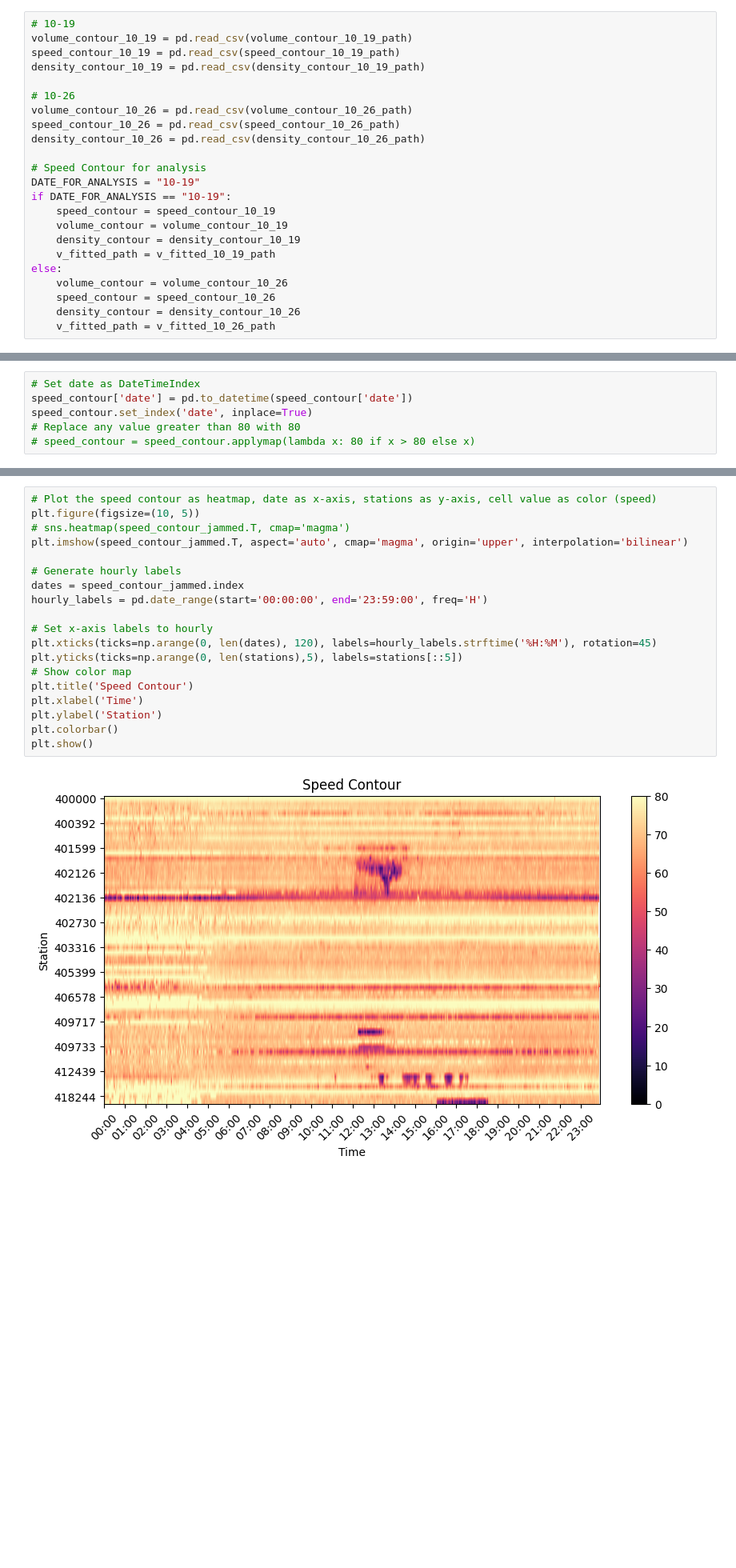
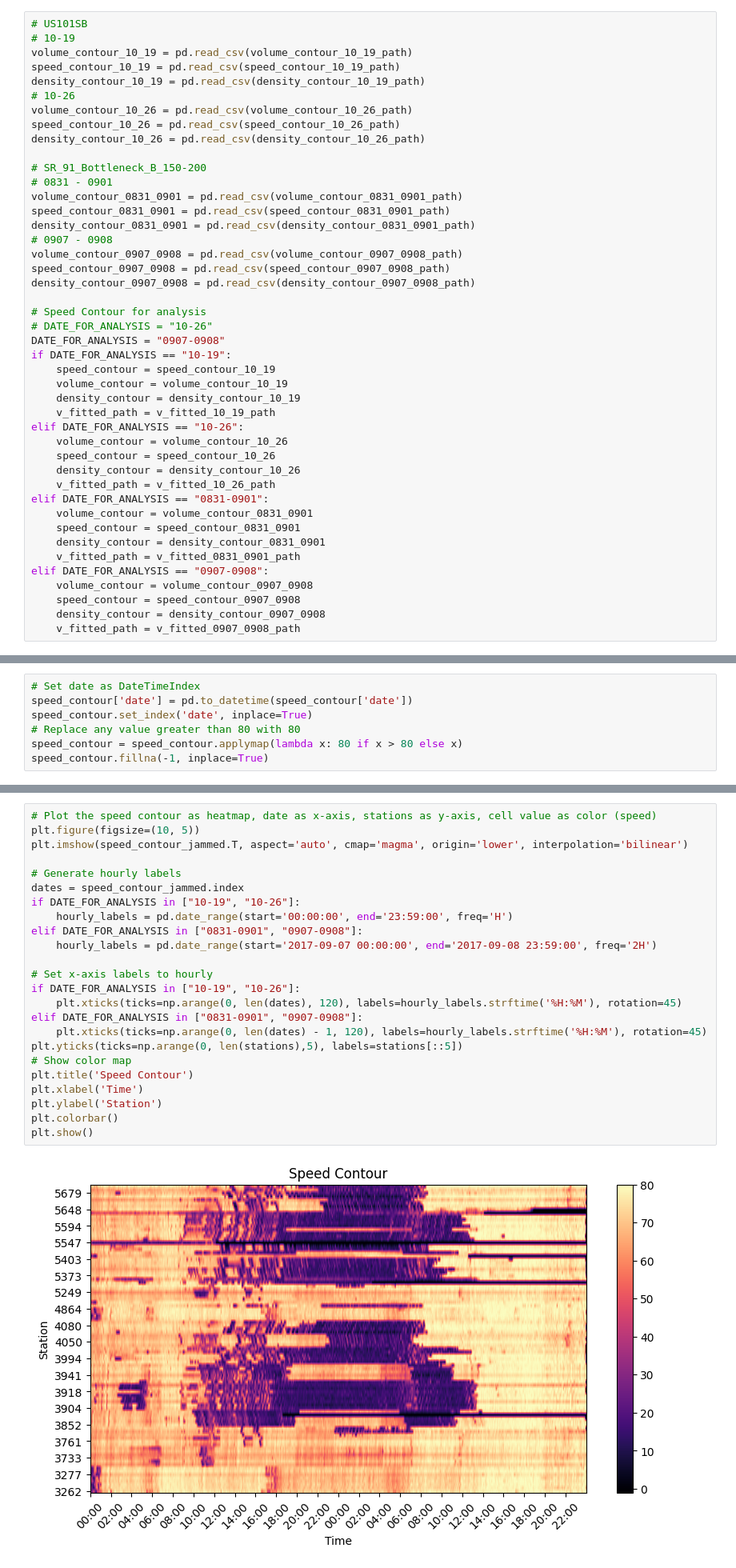
Before and after one commit to jingxuehan0707/ce593, a Jupyter notebook: project_task_03.ipynb, the cells around one changed output, grey strips where cells are left out. Shown at 80% size. Cells and saved outputs as stored; diff of their text form; blank space fills up the shorter version.

```diff
--- a/project_task_03.ipynb
+++ b/project_task_03.ipynb
@@ -25,26 +39,47 @@ v_fitted_10_26_path = "Group 2 US101SB/v_fitted_10-26.csv"
 # %%
+# US101SB
 # 10-19
 volume_contour_10_19 = pd.read_csv(volume_contour_10_19_path)
 speed_contour_10_19 = pd.read_csv(speed_contour_10_19_path)
 density_contour_10_19 = pd.read_csv(density_contour_10_19_path)
-
 # 10-26
 volume_contour_10_26 = pd.read_csv(volume_contour_10_26_path)
 speed_contour_10_26 = pd.read_csv(speed_contour_10_26_path)
 density_contour_10_26 = pd.read_csv(density_contour_10_26_path)
 
+# SR_91_Bottleneck_B_150-200
+# 0831 - 0901
+volume_contour_0831_0901 = pd.read_csv(volume_contour_0831_0901_path)
+speed_contour_0831_0901 = pd.read_csv(speed_contour_0831_0901_path)
+density_contour_0831_0901 = pd.read_csv(density_contour_0831_0901_path)
+# 0907 - 0908
+volume_contour_0907_0908 = pd.read_csv(volume_contour_0907_0908_path)
+speed_contour_0907_0908 = pd.read_csv(speed_contour_0907_0908_path)
+density_contour_0907_0908 = pd.read_csv(density_contour_0907_0908_path)
+
 # Speed Contour for analysis
-DATE_FOR_ANALYSIS = "10-19"
+# DATE_FOR_ANALYSIS = "10-26"
+DATE_FOR_ANALYSIS = "0907-0908"
 if DATE_FOR_ANALYSIS == "10-19":
     speed_contour = speed_contour_10_19
     volume_contour = volume_contour_10_19
     density_contour = density_contour_10_19
     v_fitted_path = v_fitted_10_19_path
-else:
+elif DATE_FOR_ANALYSIS == "10-26":
     volume_contour = volume_contour_10_26
     speed_contour = speed_contour_10_26
     density_contour = density_contour_10_26
     v_fitted_path = v_fitted_10_26_path
+elif DATE_FOR_ANALYSIS == "0831-0901":
+    volume_contour = volume_contour_0831_0901
+    speed_contour = speed_contour_0831_0901
+    density_contour = density_contour_0831_0901
+    v_fitted_path = v_fitted_0831_0901_path
+elif DATE_FOR_ANALYSIS == "0907-0908":
+    volume_contour = volume_contour_0907_0908
+    speed_contour = speed_contour_0907_0908
+    density_contour = density_contour_0907_0908
+    v_fitted_path = v_fitted_0907_0908_path
 # %% [markdown]
 ## 3. Explore the speed contour
 # %%
@@ -52,7 +87,8 @@ else:
 speed_contour['date'] = pd.to_datetime(speed_contour['date'])
 speed_contour.set_index('date', inplace=True)
 # Replace any value greater than 80 with 80
-# speed_contour = speed_contour.applymap(lambda x: 80 if x > 80 else x)
+speed_contour = speed_contour.applymap(lambda x: 80 if x > 80 else x)
+speed_contour.fillna(-1, inplace=True)
 # %%
 SPEED_JAMMED = 50
 # Find stations with speed less than speed threshold, which is jammed condition.
@@ -62,24 +98,29 @@ speed_contour_jammed = speed_contour[stations]
 # %%
 # Plot the speed contour as heatmap, date as x-axis, stations as y-axis, cell value as color (speed)
 plt.figure(figsize=(10, 5))
-# sns.heatmap(speed_contour_jammed.T, cmap='magma')
-plt.imshow(speed_contour_jammed.T, aspect='auto', cmap='magma', origin='upper', interpolation='bilinear')
+plt.imshow(speed_contour_jammed.T, aspect='auto', cmap='magma', origin='lower', interpolation='bilinear')
 
 # Generate hourly labels
 dates = speed_contour_jammed.index
-hourly_labels = pd.date_range(start='00:00:00', end='23:59:00', freq='H')
+if DATE_FOR_ANALYSIS in ["10-19", "10-26"]:
+    hourly_labels = pd.date_range(start='00:00:00', end='23:59:00', freq='H')
+elif DATE_FOR_ANALYSIS in ["0831-0901", "0907-0908"]:
+    hourly_labels = pd.date_range(start='2017-09-07 00:00:00', end='2017-09-08 23:59:00', freq='2H')
 
 # Set x-axis labels to hourly
-plt.xticks(ticks=np.arange(0, len(dates), 120), labels=hourly_labels.strftime('%H:%M'), rotation=45)
+if DATE_FOR_ANALYSIS in ["10-19", "10-26"]:
+    plt.xticks(ticks=np.arange(0, len(dates), 120), labels=hourly_labels.strftime('%H:%M'), rotation=45)
+elif DATE_FOR_ANALYSIS in ["0831-0901", "0907-0908"]:
+    plt.xticks(ticks=np.arange(0, len(dates) - 1, 120), labels=hourly_labels.strftime('%H:%M'), rotation=45)
 plt.yticks(ticks=np.arange(0, len(stations),5), labels=stations[::5])
 # Show color map
 plt.title('Speed Contour')
 plt.xlabel('Time')
 plt.ylabel('Station')
 plt.colorbar()
 plt.show()
 # %% [output]
-[figure, old version]
+[figure, new version]
 # %% [markdown]
 ## 4. Plot fundamental diagram for one station
 # %%
```
Also changed, not shown: parts of 10 cells of this notebook, 18 other files.
